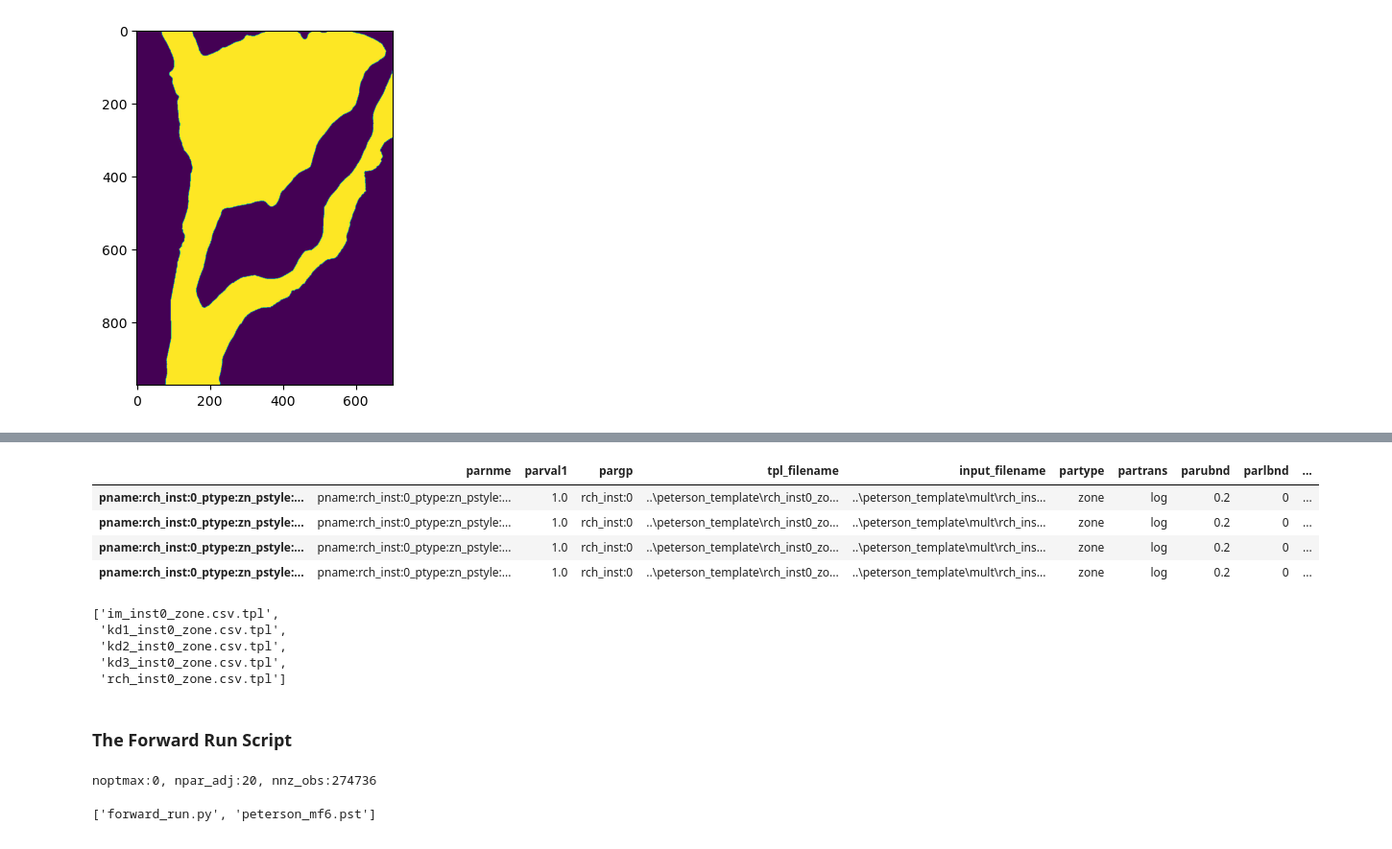
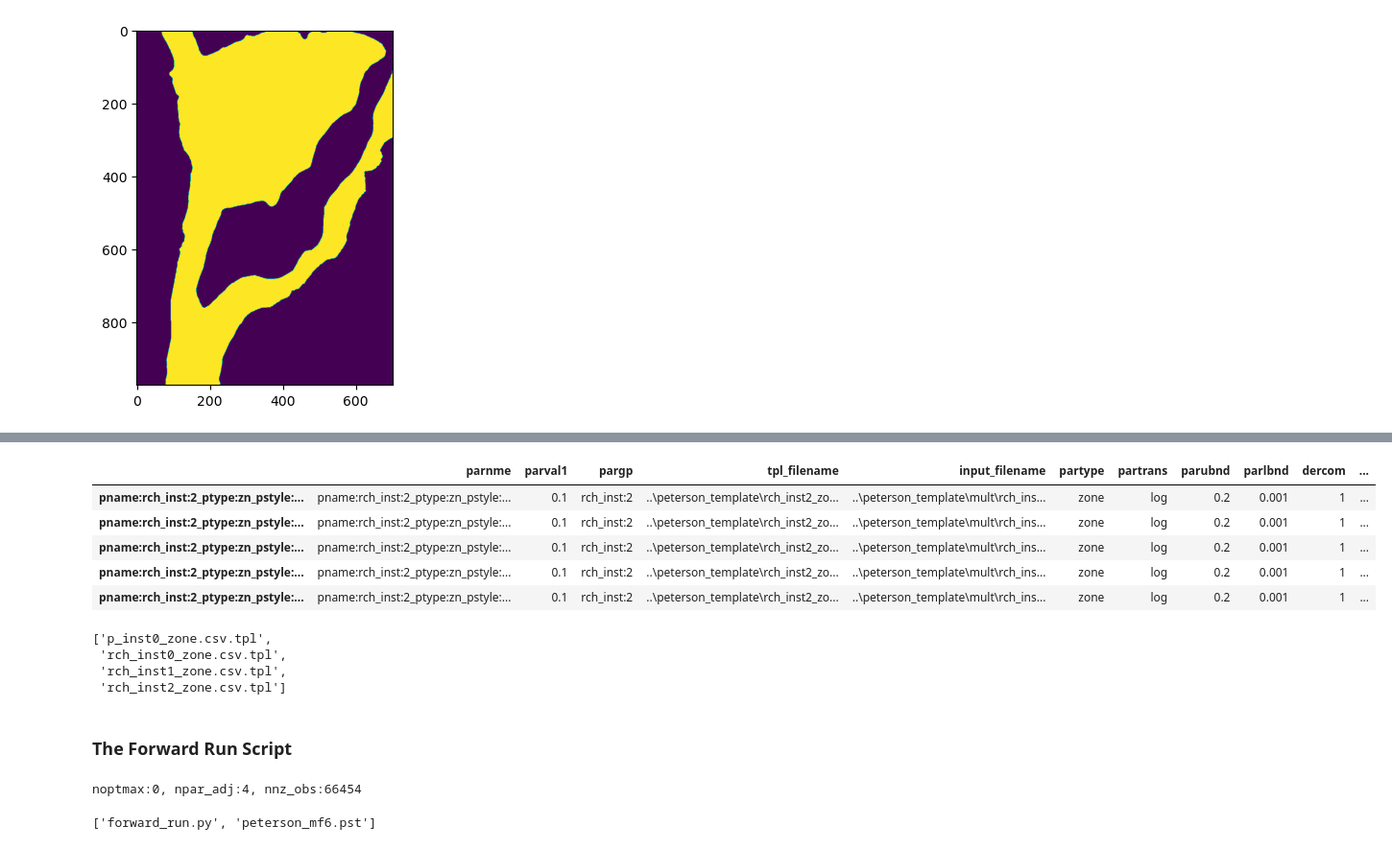
Before and after one commit to jackplogan33/peterson-modflow, a Jupyter notebook: notebooks/06-rch-calibration.ipynb, the cells around one changed output, grey strips where cells are left out. Shown: that part at 96% size. Saved outputs shown, nothing was run; the diff lists cells and outputs as text; code cells hidden in the pictures.

```diff
--- a/notebooks/06-rch-calibration.ipynb
+++ b/notebooks/06-rch-calibration.ipynb
@@ -155,7 +150,9 @@ plt.imshow(ib)
 <matplotlib.image.AxesImage at 0x...>
 [figure]
 # %%
-zones_matrix = np.loadtxt(os.path.join('..', 'peterson_template','data-files','rchZones.dat'))
-zones = np.where(np.isin(zones_matrix, [2, 3,4,5]), zones_matrix, 0)
+zones = np.loadtxt(os.path.join('..', 'peterson_template','data-files','rchZones.dat'))
+#zones = np.where(np.isin(zones_matrix, [2, 3,4,5]), zones_matrix, 0)
 zones
+plt.imshow(zones)
+plt.colorbar()
 # %% [output]
@@ -169,34 +181,35 @@ array([[0., 0., 0., ..., 2., 2., 2.],
 # %%
-f= os.path.join('..', 'peterson_template','data-files','flow-recharge-mult.dat')
+f= os.path.join('..', 'peterson_template','data-files','flow-recharge-no-source.dat')
 pf.add_parameters(
     f,
     par_type="zone",
     par_name_base="rch",
+    initial_value= 0.1,
     zone_array=zones,
     upper_bound=0.2,
-    lower_bound=0,
+    lower_bound=0.001,
     transform= "log"
 )
 # %% [output]
-|  | parnme | parval1 | pargp | tpl_filename | input_filename | partype | partrans | parubnd | parlbnd | ... |
-| pname:rch_inst:0_ptype:zn_pstyle:... | pname:rch_inst:0_ptype:zn_pstyle:... | 1.0 | rch_inst:0 | ..\peterson_template\rch_inst0_zo... | ..\peterson_template\mult\rch_ins... | zone | log | 0.2 | 0 | ... |
-| pname:rch_inst:0_ptype:zn_pstyle:... | pname:rch_inst:0_ptype:zn_pstyle:... | 1.0 | rch_inst:0 | ..\peterson_template\rch_inst0_zo... | ..\peterson_template\mult\rch_ins... | zone | log | 0.2 | 0 | ... |
-| pname:rch_inst:0_ptype:zn_pstyle:... | pname:rch_inst:0_ptype:zn_pstyle:... | 1.0 | rch_inst:0 | ..\peterson_template\rch_inst0_zo... | ..\peterson_template\mult\rch_ins... | zone | log | 0.2 | 0 | ... |
-| pname:rch_inst:0_ptype:zn_pstyle:... | pname:rch_inst:0_ptype:zn_pstyle:... | 1.0 | rch_inst:0 | ..\peterson_template\rch_inst0_zo... | ..\peterson_template\mult\rch_ins... | zone | log | 0.2 | 0 | ... |
+|  | parnme | parval1 | pargp | tpl_filename | input_filename | partype | partrans | parubnd | parlbnd | dercom | ... |
+| pname:rch_inst:2_ptype:zn_pstyle:... | pname:rch_inst:2_ptype:zn_pstyle:... | 0.1 | rch_inst:2 | ..\peterson_template\rch_inst2_zo... | ..\peterson_template\mult\rch_ins... | zone | log | 0.2 | 0.001 | 1 | ... |
+| pname:rch_inst:2_ptype:zn_pstyle:... | pname:rch_inst:2_ptype:zn_pstyle:... | 0.1 | rch_inst:2 | ..\peterson_template\rch_inst2_zo... | ..\peterson_template\mult\rch_ins... | zone | log | 0.2 | 0.001 | 1 | ... |
+| pname:rch_inst:2_ptype:zn_pstyle:... | pname:rch_inst:2_ptype:zn_pstyle:... | 0.1 | rch_inst:2 | ..\peterson_template\rch_inst2_zo... | ..\peterson_template\mult\rch_ins... | zone | log | 0.2 | 0.001 | 1 | ... |
+| pname:rch_inst:2_ptype:zn_pstyle:... | pname:rch_inst:2_ptype:zn_pstyle:... | 0.1 | rch_inst:2 | ..\peterson_template\rch_inst2_zo... | ..\peterson_template\mult\rch_ins... | zone | log | 0.2 | 0.001 | 1 | ... |
+| pname:rch_inst:2_ptype:zn_pstyle:... | pname:rch_inst:2_ptype:zn_pstyle:... | 0.1 | rch_inst:2 | ..\peterson_template\rch_inst2_zo... | ..\peterson_template\mult\rch_ins... | zone | log | 0.2 | 0.001 | 1 | ... |
 # %%
 [f for f in os.listdir(template_ws) if f.endswith(".tpl")]
 # %% [output]
-['im_inst0_zone.csv.tpl',
- 'kd1_inst0_zone.csv.tpl',
- 'kd2_inst0_zone.csv.tpl',
- 'kd3_inst0_zone.csv.tpl',
- 'rch_inst0_zone.csv.tpl']
+['p_inst0_zone.csv.tpl',
+ 'rch_inst0_zone.csv.tpl',
+ 'rch_inst1_zone.csv.tpl',
+ 'rch_inst2_zone.csv.tpl']
 # %% [markdown]
 ### The Forward Run Script
 # %%
 pst = pf.build_pst()
 # %% [output]
-noptmax:0, npar_adj:20, nnz_obs:274736
+noptmax:0, npar_adj:4, nnz_obs:66454
 # %%
 [f for f in os.listdir(template_ws) if f.endswith(".py") or f.endswith(".pst") ]
 # %% [output]
```
Also changed, not shown: parts of 20 cells of this notebook, 2 other files.
